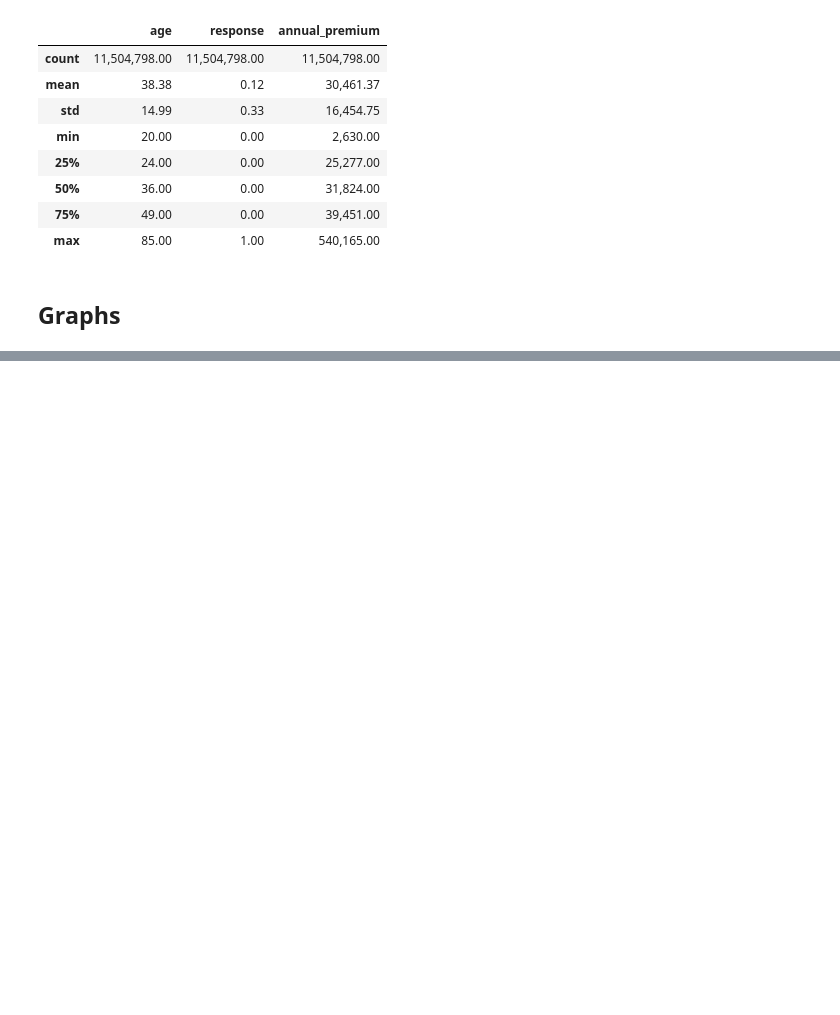
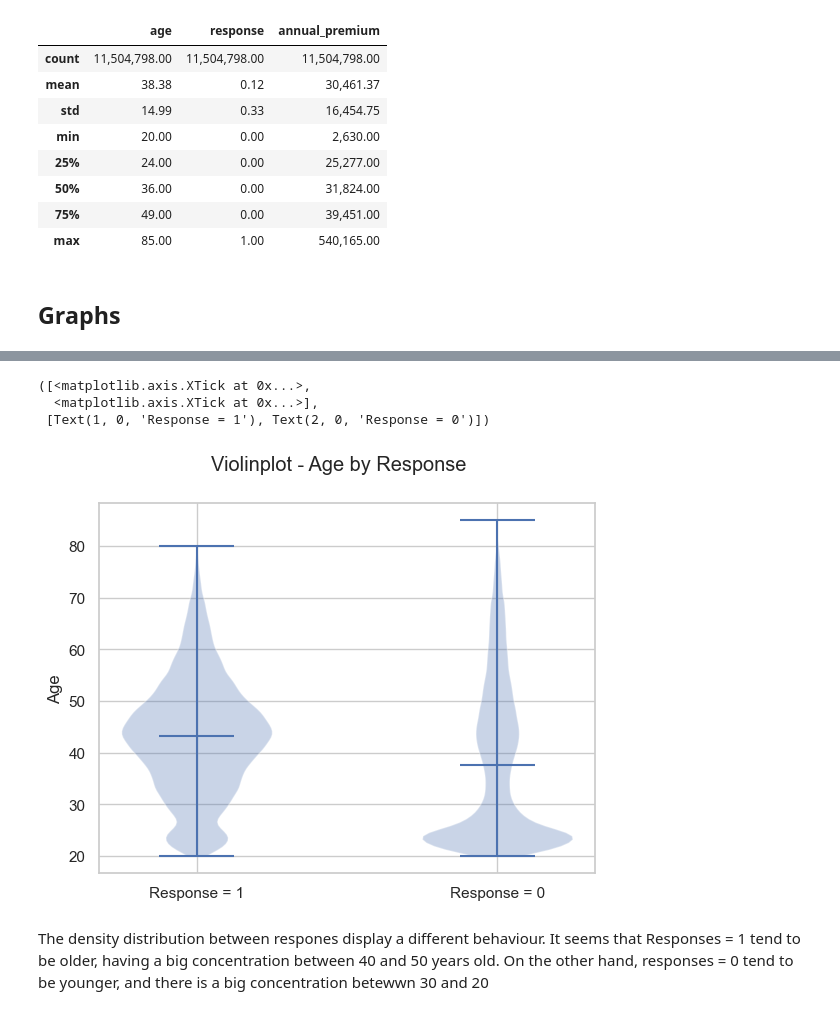
Before and after one commit to miguelazue/insurance-cross-selling, a Jupyter notebook: data_exploration.ipynb, the cells around one changed output, grey strips where cells are left out. Cells and saved outputs as stored; diff of their text form; code cells hidden in the pictures; blank space fills up the shorter version.

```diff
--- a/data_exploration.ipynb
+++ b/data_exploration.ipynb
@@ -121,0 +141,13 @@ Passing `palette` without assigning `hue` is deprecated and will be removed in v
+# %%
+plt.violinplot([sample_df['age'][sample_df['response'] == 1], sample_df['age'][sample_df['response'] == 0]], showmeans=True)
+# Add labels and title
+plt.suptitle('Violinplot - Age by Response')
+plt.ylabel('Age')
+plt.xticks([1, 2], ['Response = 1', 'Response = 0'])
+# %% [output]
+([<matplotlib.axis.XTick at 0x...>,
+  <matplotlib.axis.XTick at 0x...>],
+ [Text(1, 0, 'Response = 1'), Text(2, 0, 'Response = 0')])
+[figure, new version]
+# %% [markdown]
+The density distribution between respones display a different behaviour. It seems that Responses = 1 tend to be older, having a big concentration between 40 and 50 years old. On the other hand, responses = 0 tend to be younger, and there is a big concentration betewwn 30 and 20
```
Also changed, not shown: parts of 31 cells of this notebook.
